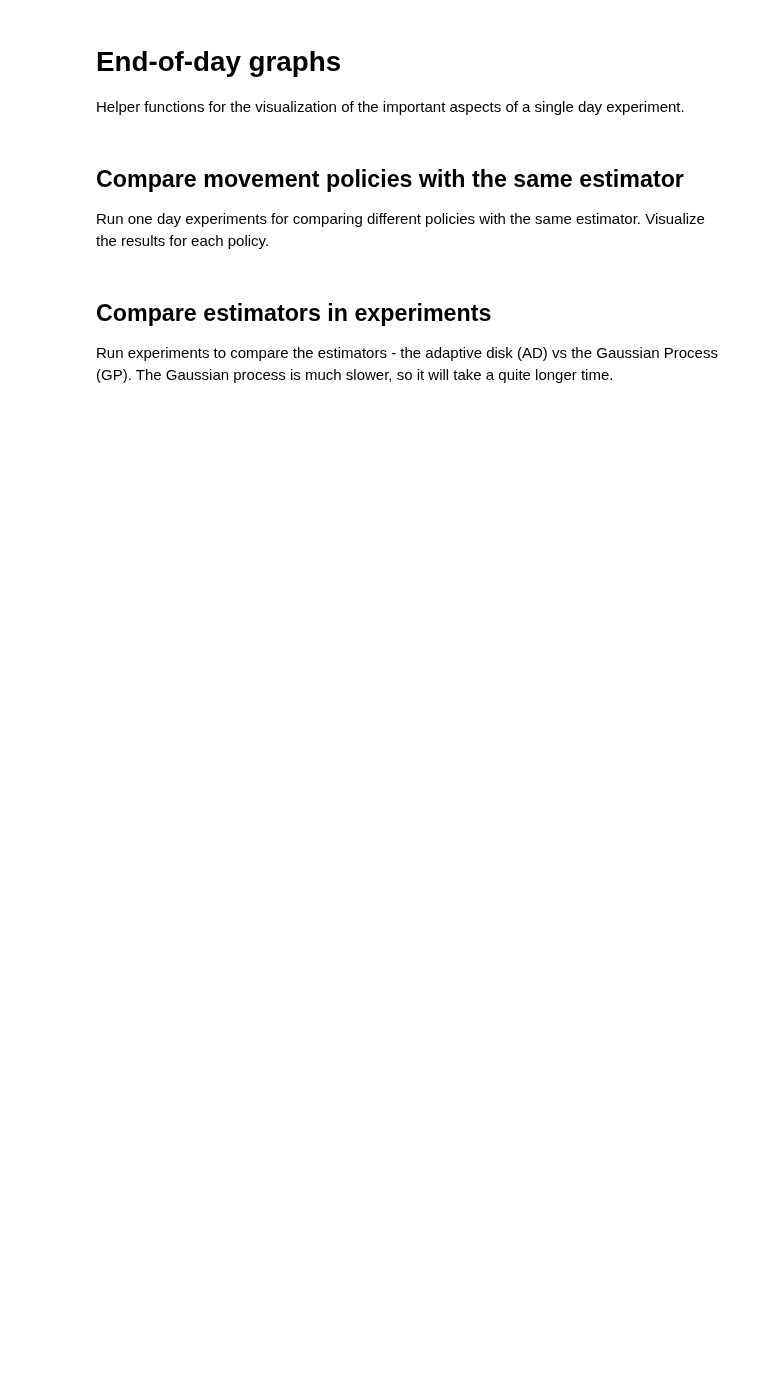
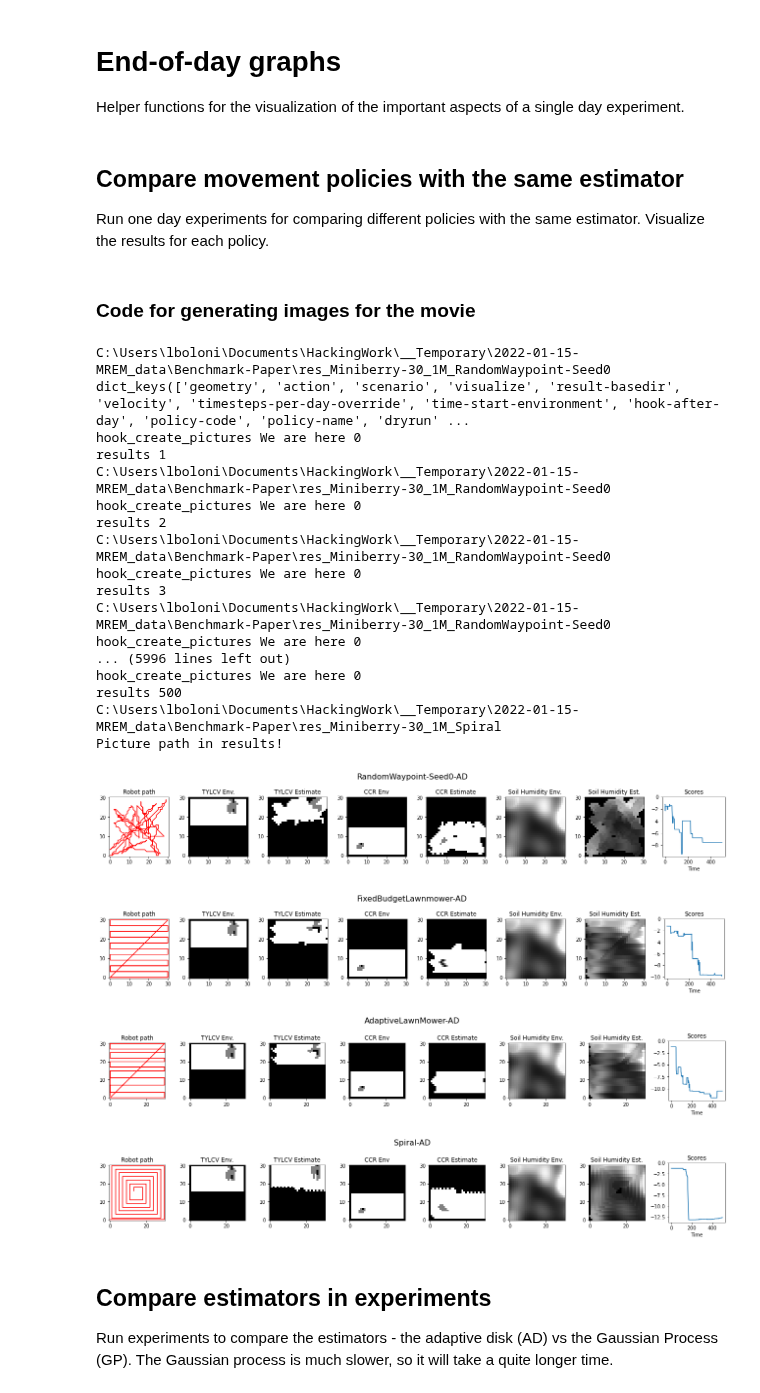
Before and after one commit to lboloni/WaterberryFarms, a Jupyter notebook: notebooks/BenchmarkPaper-experiments.ipynb, the cells around one changed output. Saved outputs shown, nothing was run; the diff lists cells and outputs as text; code cells hidden in the pictures; blank space fills up the shorter version.

```diff
--- a/notebooks/BenchmarkPaper-experiments.ipynb
+++ b/notebooks/BenchmarkPaper-experiments.ipynb
@@ -118,3 +124,5 @@ def end_of_day_graphs(results, graphfilename = "EndOfDayGraph.pdf", title = None
 # %% [markdown]
 ## Compare movement policies with the same estimator
 Run one day experiments for comparing different policies with the same estimator. Visualize the results for each policy.
+# %% [markdown]
+### Code for generating images for the movie
@@ -123,6 +210,7 @@ default_choices = {"geometry": "Miniberry-30", "action": "run", "scenario": "one
 default_choices["velocity"] = 1
 default_choices["timesteps-per-day-override"] = 500 # 1000
 default_choices["time-start-environment"] = 6
+default_choices["hook-after-day"] = hook_create_pictures
 
 # if force_run is false, we do not re-run an already run policy
 force_run = False
@@ -158,33 +246,61 @@ policy.name = "AdaptiveLawnMower"
 policies.append(policy)
 
 # a spiral policy
 geo = get_geometry(default_choices["geometry"])
 path = find_fixed_budget_spiral([0,0], x_min = geo["xmin"], x_max = geo["xmax"], y_min = geo["ymin"], y_max = geo["ymax"], velocity = geo["velocity"], time = geo["timesteps-per-day"])
 policy = FollowPathPolicy(vel = geo["velocity"], waypoints = path, repeat = True)
 policy.name = "Spiral"
 policies.append(policy)
 
+picture_paths = []
+
 for policy in policies:
     # do a dryrun, to get the path to the cached values
     choices = copy.copy(default_choices)
     choices["policy-code"] = policy
     choices["policy-name"] = policy.name
     choices["dryrun"] = True
     choices["estimator-name"] = "AD"
     choices["estimator-code"] = WBF_IM_DiskEstimator(geo["width"], geo["height"])
     choices["score-code"] = WBF_Score_WeightedAsymmetric()
 
     results = action_run_oneday(choices)
     path = results["results-path"]
     print(path)
+    print(results.keys())
     # avoid re-running experiments
     if not path.exists() or force_run:
         choices["dryrun"] = False
         results = action_run_oneday(choices)
     else:
         with compress.open(path, "rb") as f:
             results = pickle.load(f)
+    if "picture-path" in results:
+        print("Picture path in results!")
+        picture_paths.append(results["picture-path"])
     end_of_day_graphs(results, f"daily-summary-{results['policy-name']}-{results['estimator-name']}.pdf")
+# %% [output]
+C:\Users\lboloni\Documents\HackingWork\__Temporary\2022-01-15-MREM_data\Benchmark-Paper\res_Miniberry-30_1M_RandomWaypoint-Seed0
+dict_keys(['geometry', 'action', 'scenario', 'visualize', 'result-basedir', 'velocity', 'timesteps-per-day-override', 'time-start-environment', 'hook-after-day', 'policy-code', 'policy-name', 'dryrun' ...
+hook_create_pictures We are here 0
+results 1
+C:\Users\lboloni\Documents\HackingWork\__Temporary\2022-01-15-MREM_data\Benchmark-Paper\res_Miniberry-30_1M_RandomWaypoint-Seed0
+hook_create_pictures We are here 0
+results 2
+C:\Users\lboloni\Documents\HackingWork\__Temporary\2022-01-15-MREM_data\Benchmark-Paper\res_Miniberry-30_1M_RandomWaypoint-Seed0
+hook_create_pictures We are here 0
+results 3
+C:\Users\lboloni\Documents\HackingWork\__Temporary\2022-01-15-MREM_data\Benchmark-Paper\res_Miniberry-30_1M_RandomWaypoint-Seed0
+hook_create_pictures We are here 0
+... (5996 lines left out)
+hook_create_pictures We are here 0
+results 500
+C:\Users\lboloni\Documents\HackingWork\__Temporary\2022-01-15-MREM_data\Benchmark-Paper\res_Miniberry-30_1M_Spiral
+Picture path in results!
+[figure, added]
+[figure, added]
+[figure, added]
+[figure, added]
 # %% [markdown]
 ## Compare estimators in experiments
 Run experiments to compare the estimators - the adaptive disk (AD) vs the Gaussian Process (GP). The Gaussian process is much slower, so it will take a quite longer time.
```
Also changed, not shown: parts of 4 cells of this notebook, 2 other files.
